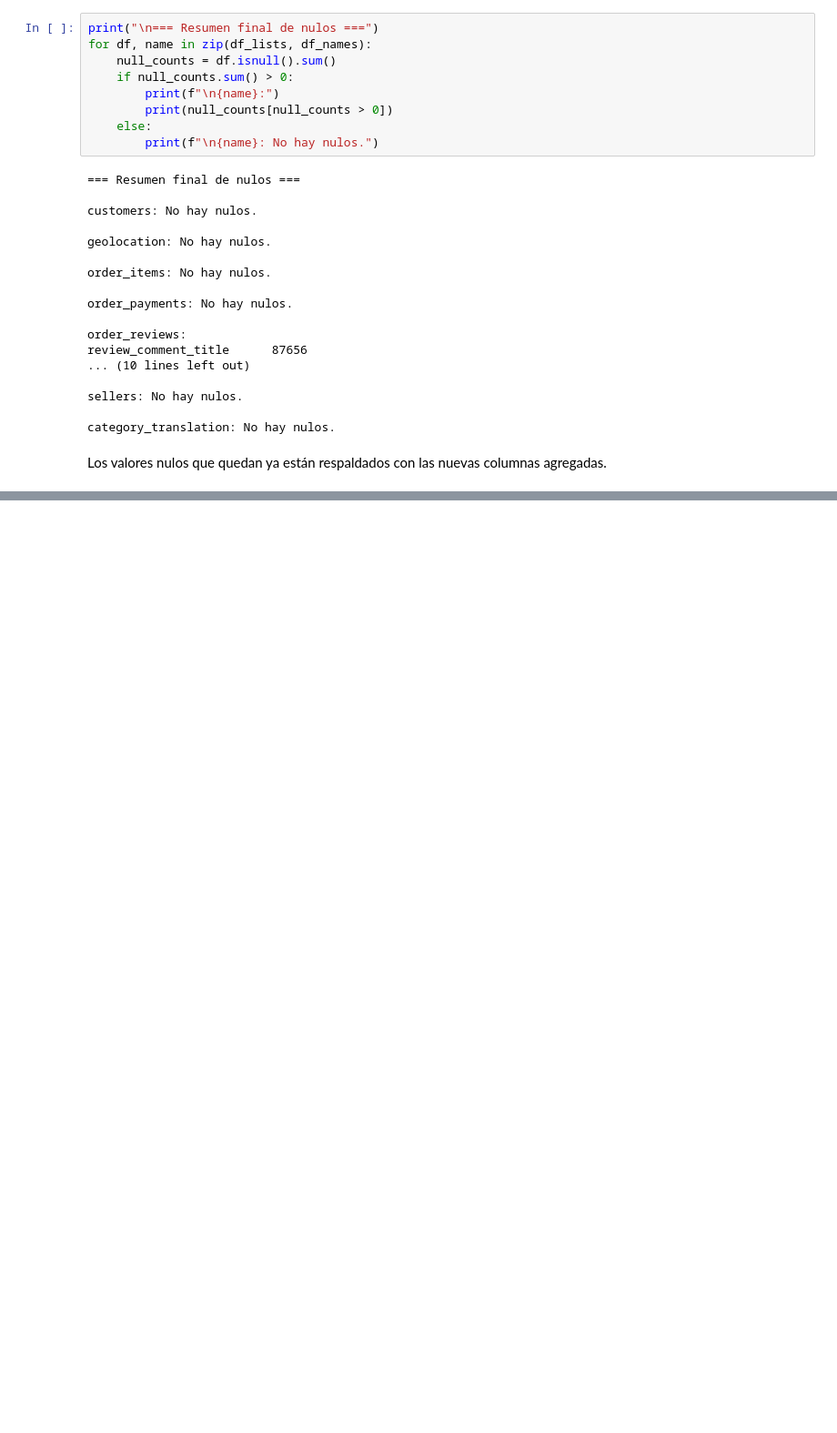
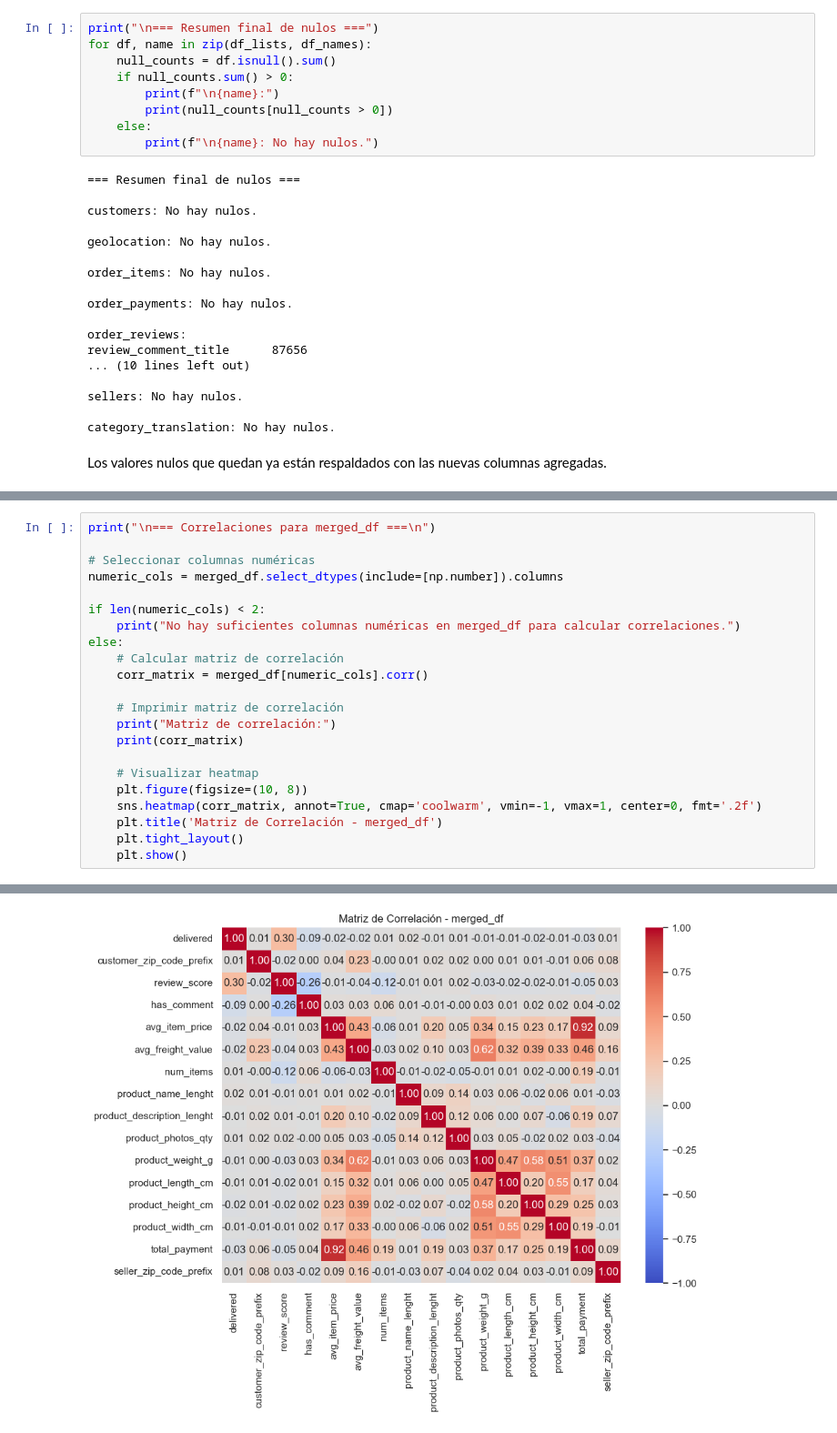
Before and after one commit to paulabaal12/PROY3-DM, a Jupyter notebook: Entrega 3/clean_data.ipynb, the cells around one changed output, grey strips where cells are left out. Shown: that part at 91% size. Saved outputs shown, nothing was run; the diff lists cells and outputs as text; blank space fills up the shorter version.

```diff
--- a/Entrega 3/clean_data.ipynb
+++ b/Entrega 3/clean_data.ipynb
@@ -168,0 +295,23 @@ Los valores nulos que quedan ya están respaldados con las nuevas columnas agreg
+# %%
+print("\n=== Correlaciones para merged_df ===\n")
+
+# Seleccionar columnas numéricas
+numeric_cols = merged_df.select_dtypes(include=[np.number]).columns
+
+if len(numeric_cols) < 2:
+    print("No hay suficientes columnas numéricas en merged_df para calcular correlaciones.")
+else:
+    # Calcular matriz de correlación
+    corr_matrix = merged_df[numeric_cols].corr()
+
+    # Imprimir matriz de correlación
+    print("Matriz de correlación:")
+    print(corr_matrix)
+
+    # Visualizar heatmap
+    plt.figure(figsize=(10, 8))
+    sns.heatmap(corr_matrix, annot=True, cmap='coolwarm', vmin=-1, vmax=1, center=0, fmt='.2f')
+    plt.title('Matriz de Correlación - merged_df')
+    plt.tight_layout()
+    plt.show()
+# %% [output]
@@ -168,0 +335 @@ Los valores nulos que quedan ya están respaldados con las nuevas columnas agreg
+[figure, added]
```
Also changed, not shown: parts of 20 cells of this notebook.
